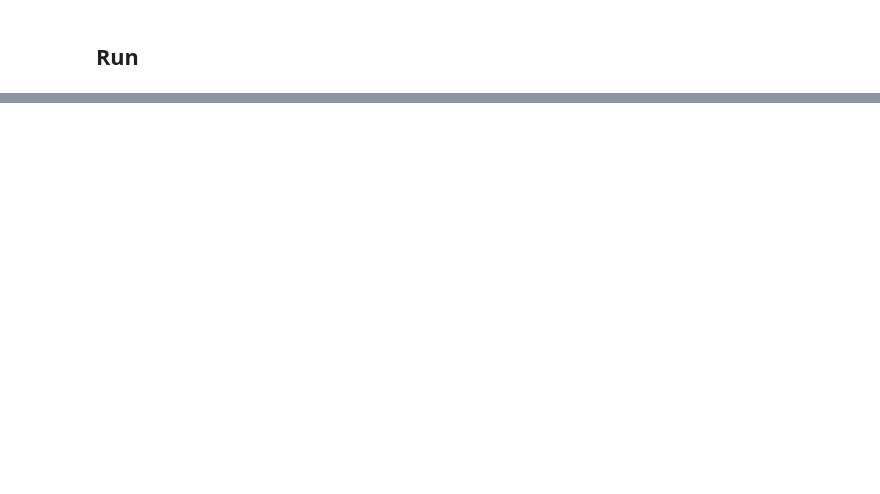
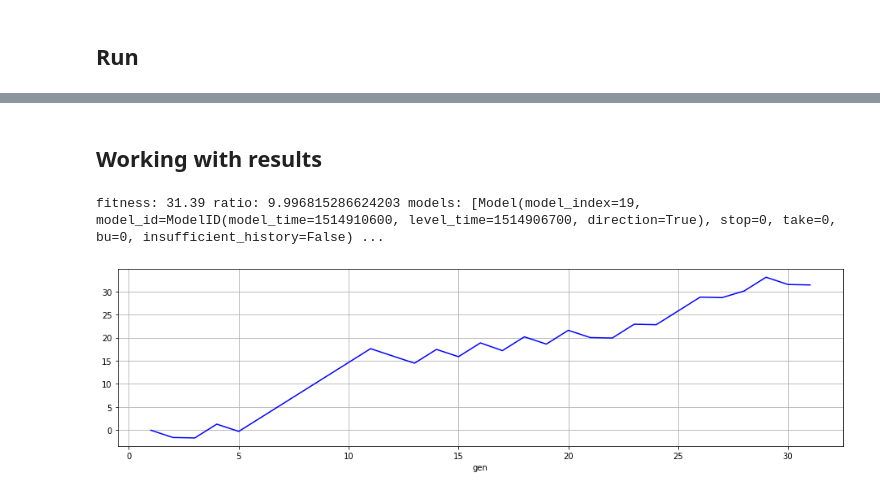
Before and after one commit to dn1eper/genetic-trading, a Jupyter notebook: Main.ipynb, the cells around one changed output, grey strips where cells are left out. Cells and saved outputs as stored; diff of their text form; code cells hidden in the pictures; blank space fills up the shorter version.

```diff
--- a/Main.ipynb
+++ b/Main.ipynb
@@ -77,0 +80,16 @@ fitness: 13.3 models: 9 max account value: 13.3 max drawdown: 0.6
+# %% [markdown]
+## Working with results
+# %%
+fitness = FitnessTest()
+# %%
+with open("indivs/best2.pkl", 'rb') as file:
+    indivs = pickle.load(file)
+indiv = indivs[0]
+indiv.fitness = None
+fitness.calc([indiv], ext_info=True)
+
+print(indiv.fitness)
+plot(indiv.fitness.fitness_list)
+# %% [output]
+fitness: 31.39 ratio: 9.996815286624203 models: [Model(model_index=19, model_id=ModelID(model_time=1514910600, level_time=1514906700, direction=True), stop=0, take=0, bu=0, insufficient_history=False) ...
+[figure, added]
```
Also changed, not shown: parts of 12 cells of this notebook, 7 other files.
